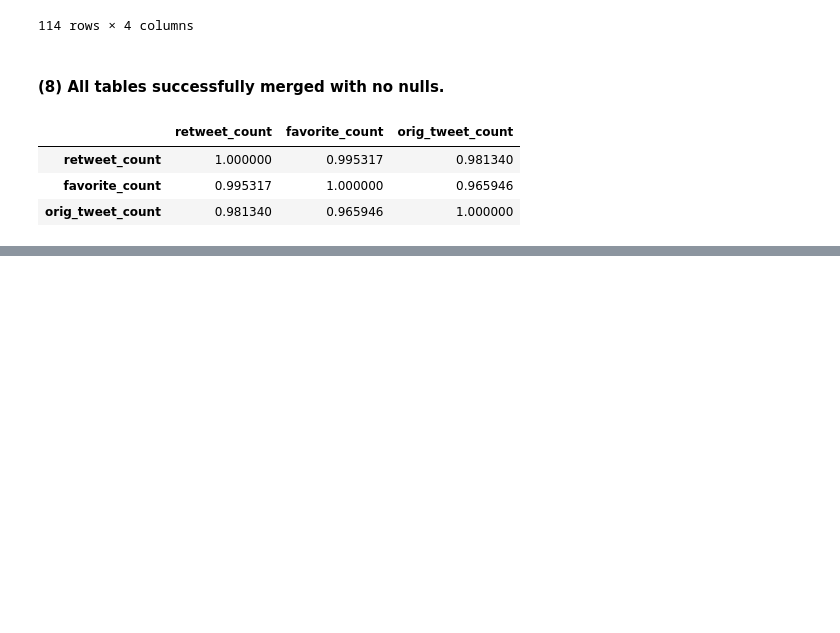
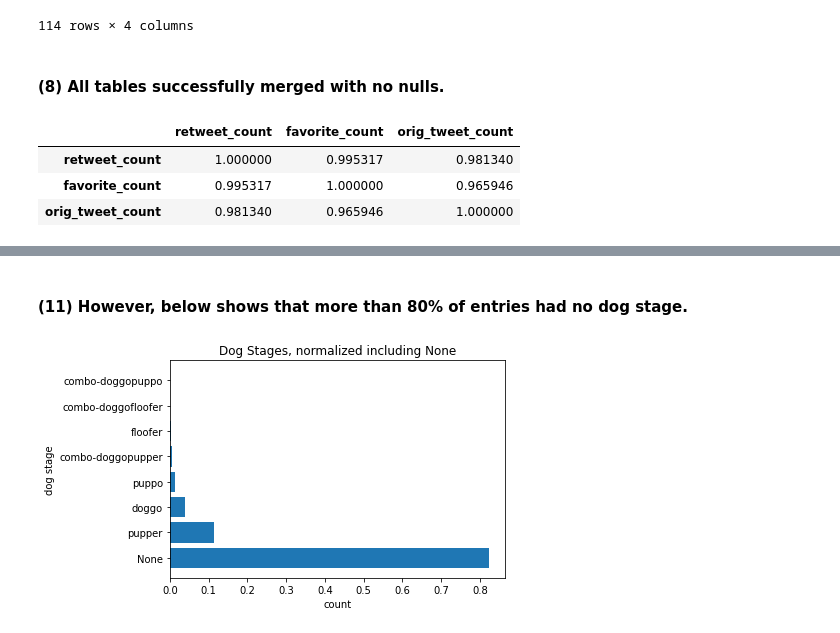
Before and after one commit to alf808/doggie-tweets, a Jupyter notebook: wrangle_act.ipynb, the cells around one changed output, grey strips where cells are left out. Cells and saved outputs as stored; diff of their text form; code cells hidden in the pictures; blank space fills up the shorter version.

Commit message:
finished visualizations

```diff
--- a/wrangle_act.ipynb
+++ b/wrangle_act.ipynb
@@ -1022,0 +1025,14 @@ merged_counts.corr()
+# %% [markdown]
+#### **(11)** However, below shows that more than 80% of entries had no dog stage.
+# %%
+# exclude "none"
+ds = final_df['dog_stage'].value_counts(normalize=True)
+ds_counts = ds.to_list()
+dog_stage = ds.index.to_list()
+# %%
+plt.barh(dog_stage, ds_counts)
+plt.title('Dog Stages, normalized including None')
+plt.xlabel('count')
+plt.ylabel('dog stage');
+# %% [output]
+[figure, added]
```
Also changed, not shown: parts of 11 cells of this notebook.
